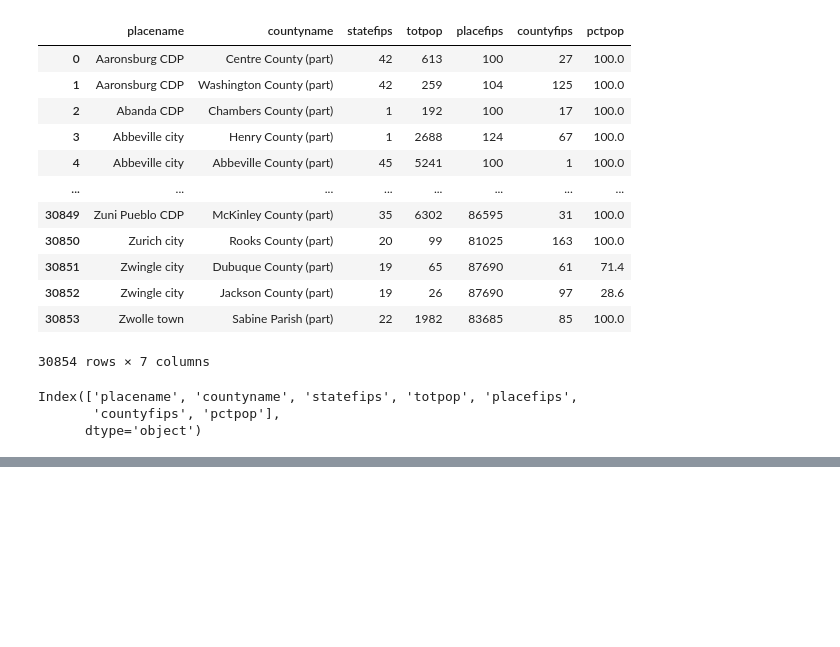
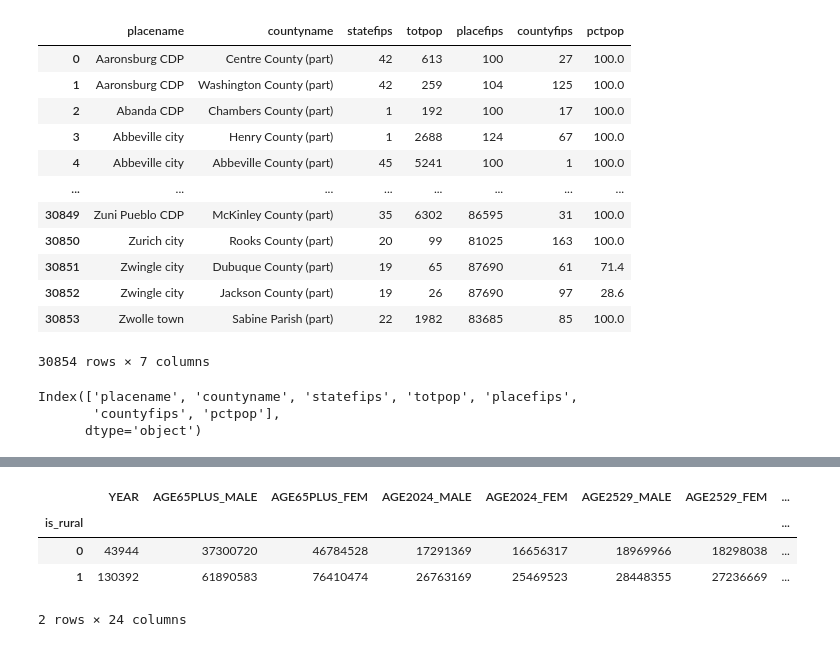
Before and after one commit to kayzhou/US_election, a Jupyter notebook: user_reweight_US.ipynb, the cells around one changed output, grey strips where cells are left out. Cells and saved outputs as stored; diff of their text form; code cells hidden in the pictures; blank space fills up the shorter version.

```diff
--- a/user_reweight_US.ipynb
+++ b/user_reweight_US.ipynb
@@ -303,0 +369,10 @@ Index(['placename', 'countyname', 'statefips', 'totpop', 'placefips',
+# %%
+data = data.groupby("is_rural").sum()
+# %%
+data
+# %% [output]
+|  | YEAR | AGE65PLUS_MALE | AGE65PLUS_FEM | AGE2024_MALE | AGE2024_FEM | AGE2529_MALE | AGE2529_FEM | ... |
+| is_rural |  |  |  |  |  |  |  | ... |
+| 0 | 43944 | 37300720 | 46784528 | 17291369 | 16656317 | 18969966 | 18298038 | ... |
+| 1 | 130392 | 61890583 | 76410474 | 26763169 | 25469523 | 28448355 | 27236669 | ... |
+2 rows × 24 columns
```
Also changed, not shown: parts of 8 cells of this notebook.
